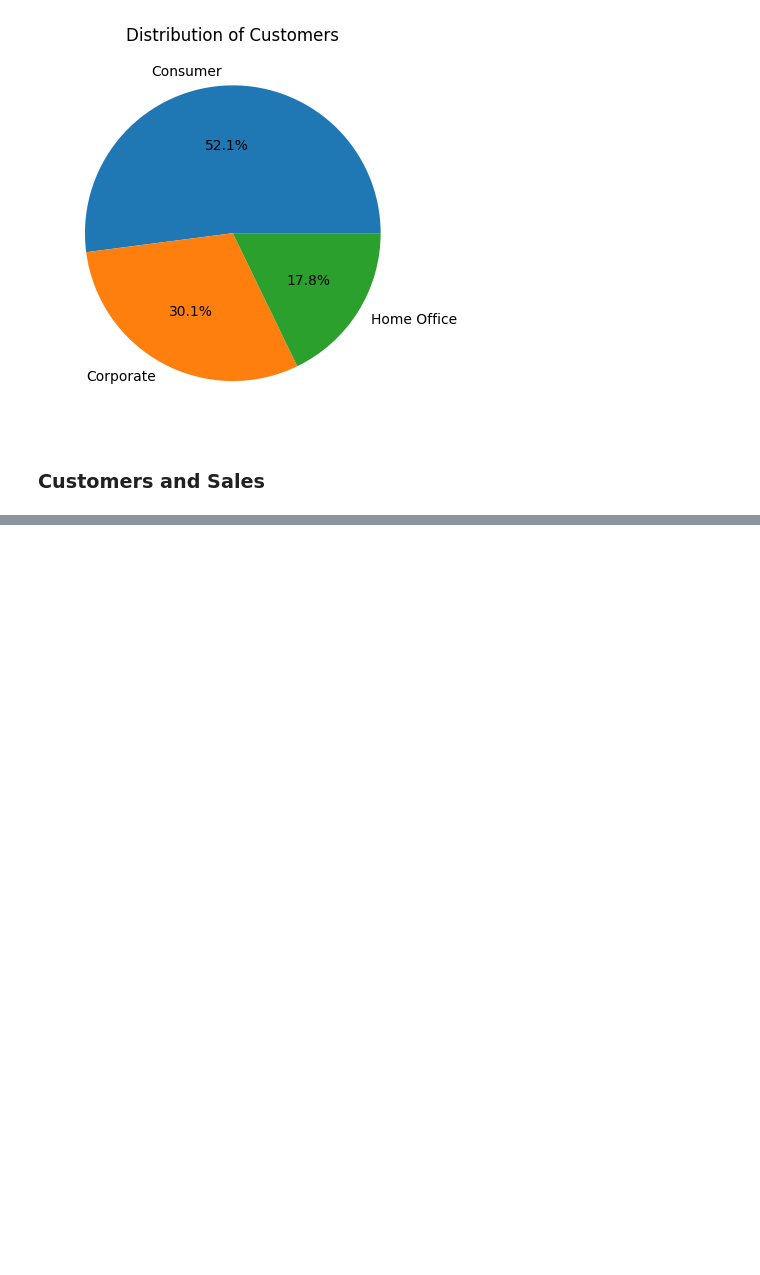
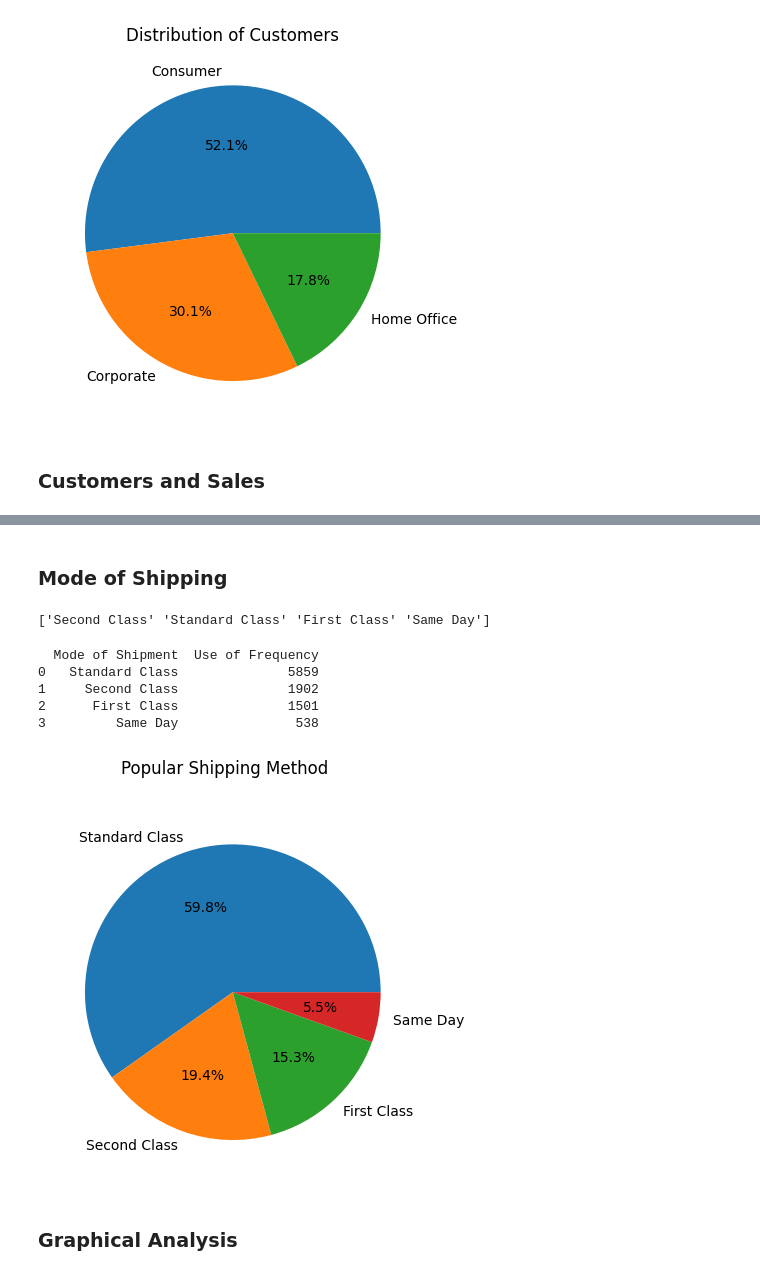
Before and after one commit to bonsoul/Sales-Python-Notebook, a Jupyter notebook: store-analysis.ipynb, the cells around one changed output, grey strips where cells are left out. Saved outputs shown, nothing was run; the diff lists cells and outputs as text; code cells hidden in the pictures; blank space fills up the shorter version.

```diff
--- a/store-analysis.ipynb
+++ b/store-analysis.ipynb
@@ -168,0 +238,32 @@ plt.show()
+# %% [markdown]
+### Mode of Shipping
+# %%
+type_of_shipping = df['Ship Mode'].unique()
+
+print(type_of_shipping)
+# %% [output]
+['Second Class' 'Standard Class' 'First Class' 'Same Day']
+# %%
+#frequency use of shipping methods
+
+shipping_mode = df['Ship Mode'].value_counts().reset_index()
+
+rename_columns = shipping_mode.rename(columns = {'Ship Mode': 'Mode of Shipment', 'count' : 'Use of Frequency'})
+
+print(rename_columns)
+# %% [output]
+  Mode of Shipment  Use of Frequency
+0   Standard Class              5859
+1     Second Class              1902
+2      First Class              1501
+3         Same Day               538
+# %%
+plt.pie(rename_columns['Use of Frequency'],labels=rename_columns['Mode of Shipment'], autopct='%1.1f%%')
+
+plt.suptitle('Popular Shipping Method')
+
+plt.show()
+# %% [output]
+[figure, added]
+# %% [markdown]
+### Graphical Analysis
```
Also changed, not shown: parts of 27 cells of this notebook.
